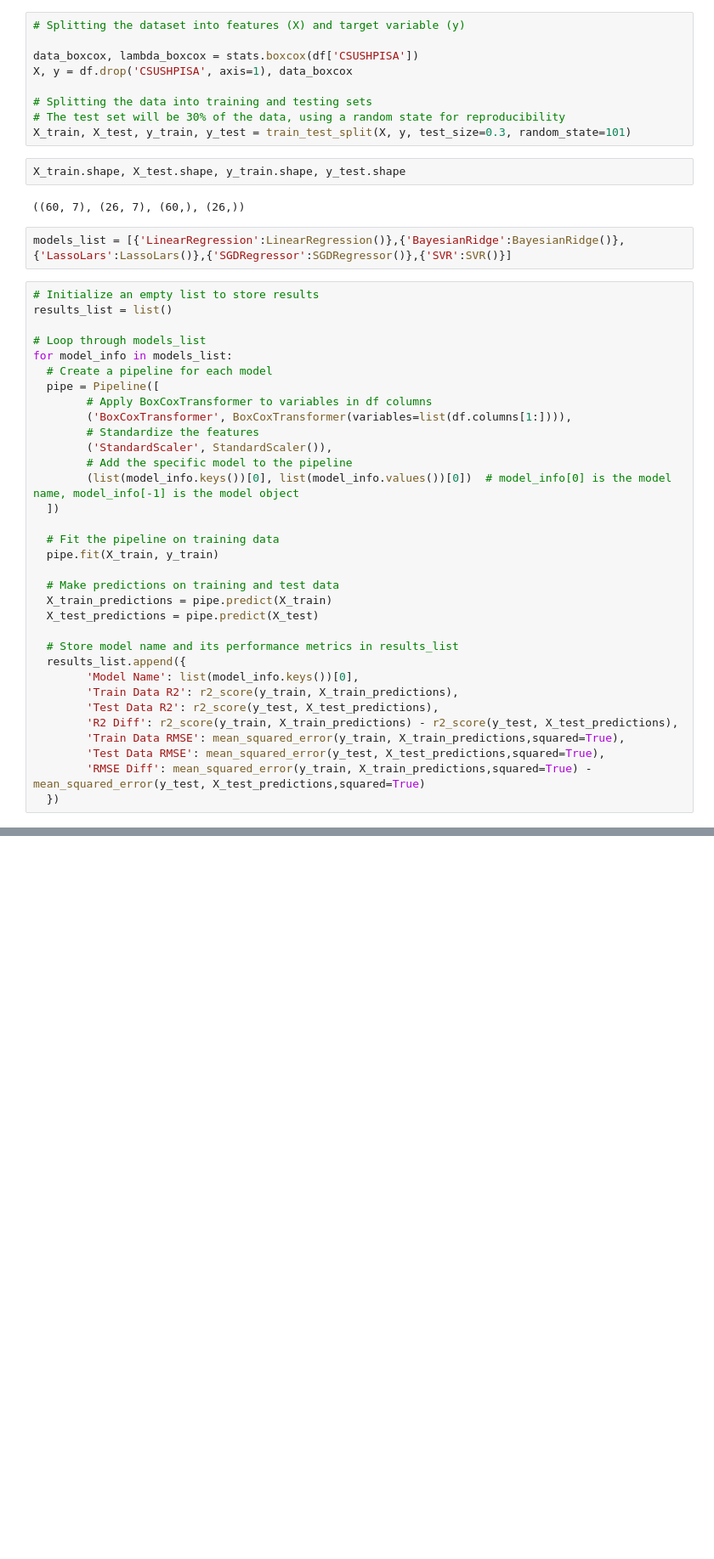
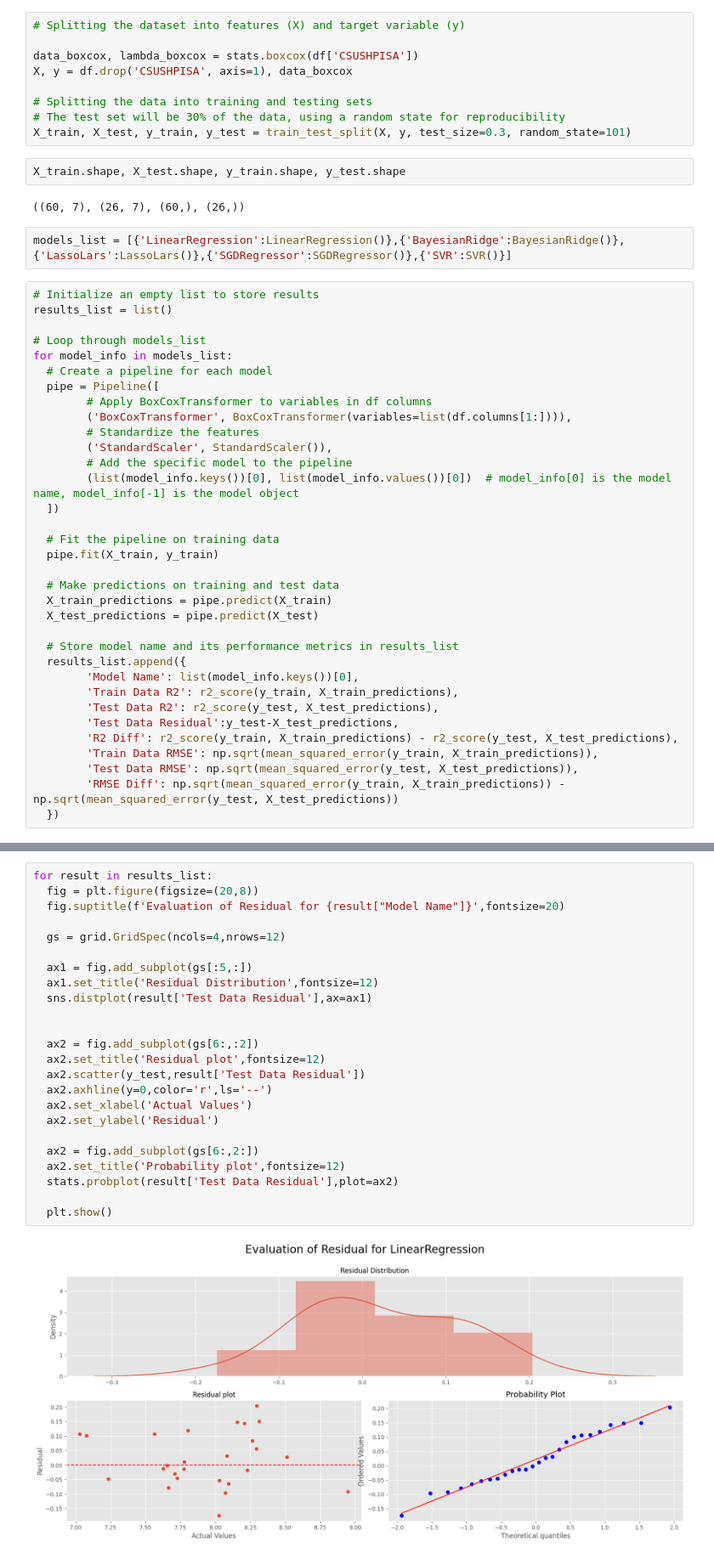
Before and after one commit to SarkarPriyanshu/USHousingMarketAnalysis, a Jupyter notebook: 03_Model_Development_Evaluation.ipynb, the cells around one changed output, grey strips where cells are left out. Shown: that part at 85% size. Saved outputs shown, nothing was run; the diff lists cells and outputs as text; blank space fills up the shorter version.

```diff
--- a/03_Model_Development_Evaluation.ipynb
+++ b/03_Model_Development_Evaluation.ipynb
@@ -79,10 +85,11 @@ for model_info in models_list:
         'Model Name': list(model_info.keys())[0],
         'Train Data R2': r2_score(y_train, X_train_predictions),
         'Test Data R2': r2_score(y_test, X_test_predictions),
+        'Test Data Residual':y_test-X_test_predictions,
         'R2 Diff': r2_score(y_train, X_train_predictions) - r2_score(y_test, X_test_predictions),
-        'Train Data RMSE': mean_squared_error(y_train, X_train_predictions,squared=True),
-        'Test Data RMSE': mean_squared_error(y_test, X_test_predictions,squared=True),
-        'RMSE Diff': mean_squared_error(y_train, X_train_predictions,squared=True) -  mean_squared_error(y_test, X_test_predictions,squared=True)
+        'Train Data RMSE': np.sqrt(mean_squared_error(y_train, X_train_predictions)),
+        'Test Data RMSE': np.sqrt(mean_squared_error(y_test, X_test_predictions)),
+        'RMSE Diff': np.sqrt(mean_squared_error(y_train, X_train_predictions)) -  np.sqrt(mean_squared_error(y_test, X_test_predictions))
   })
 # %%
 # Initializing variables to track the best models and their respective metrics
@@ -115,0 +136,26 @@ Name: SVR                       TrainRMSE: 0.01, TestRMSE: 0.01, DiffRMSE: -0.0
+# %%
+for result in results_list:
+  fig = plt.figure(figsize=(20,8))
+  fig.suptitle(f'Evaluation of Residual for {result["Model Name"]}',fontsize=20)
+
+  gs = grid.GridSpec(ncols=4,nrows=12)
+
+  ax1 = fig.add_subplot(gs[:5,:])
+  ax1.set_title('Residual Distribution',fontsize=12)
+  sns.distplot(result['Test Data Residual'],ax=ax1)
+
+
+  ax2 = fig.add_subplot(gs[6:,:2])
+  ax2.set_title('Residual plot',fontsize=12)
+  ax2.scatter(y_test,result['Test Data Residual'])
+  ax2.axhline(y=0,color='r',ls='--')
+  ax2.set_xlabel('Actual Values')
+  ax2.set_ylabel('Residual')
+
+  ax2 = fig.add_subplot(gs[6:,2:])
+  ax2.set_title('Probability plot',fontsize=12)
+  stats.probplot(result['Test Data Residual'],plot=ax2)
+
+  plt.show()
+# %% [output]
+[figure, added]
```
Also changed, not shown: parts of 7 cells of this notebook.
